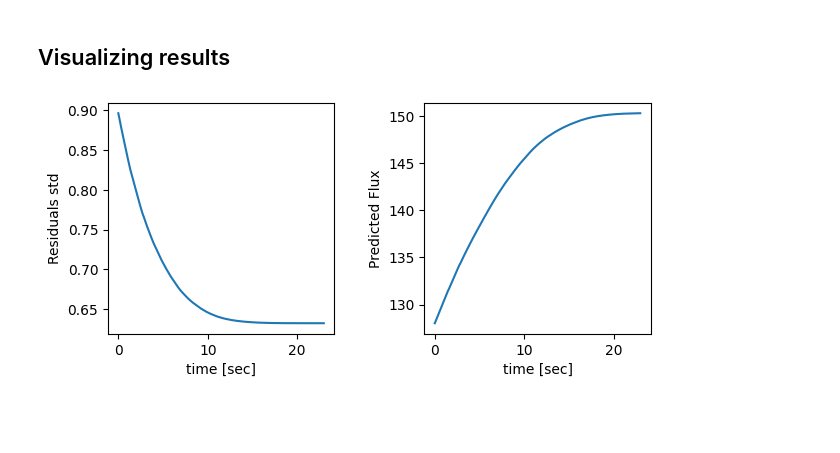
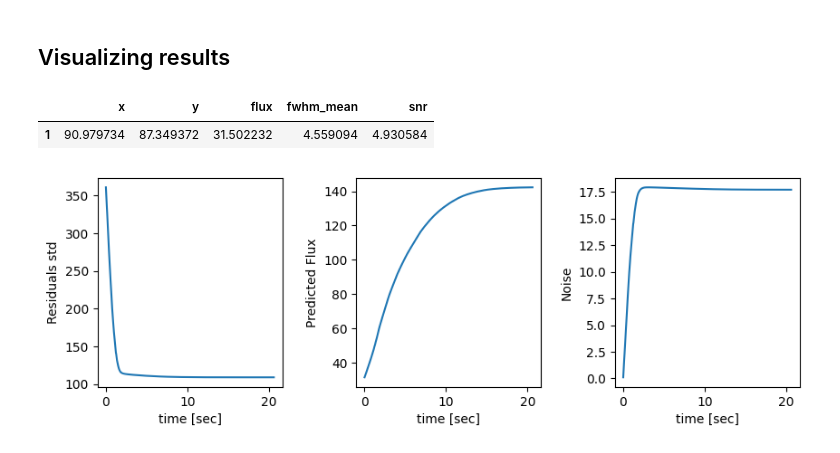
Before and after one commit to yemsnucleus/NEGFC, a Jupyter notebook: tutorial.ipynb, the cells around one changed output. Saved outputs shown, nothing was run; the diff lists cells and outputs as text; code cells hidden in the pictures; blank space fills up the shorter version.

```diff
--- a/tutorial.ipynb
+++ b/tutorial.ipynb
@@ -21,5 +26,9 @@ The autoreload extension is already loaded. To reload it, use:
 The first step is to preprocess the data, which involves normalizing the PSF, cropping windows centered on candidate companions, and obtaining the initial parameters from the VIP library. In order to accomplish this, we employ the `preprocess()` function as follows:
 # %%
 %%time
-table, cube, psf = preprocess('./data/real/f_dhtau/')
+window_size = 15
+data_path = './data/real/HCI/'
+table, cube, psf = preprocess(data_path)
+dataset_name = data_path.split('/')[-2]
+dataset_name
 # %% [output]
@@ -27,0 +38,7 @@ Wall time: 1.92 s
+# %%
+fig, axes = plt.subplots(1, len(psf))
+
+for i, p in enumerate(psf):
+    axes[i].imshow(p)
+
+psf_filtered = psf[:2]
@@ -81,3 +93,8 @@ Wall time: 1min 18s
 # %% [markdown]
 ## Visualizing results
+# %%
+table
+# %% [output]
+|  | x | y | flux | fwhm_mean | snr |
+| 1 | 90.979734 | 87.349372 | 31.502232 | 4.559094 | 4.930584 |
 # %%
@@ -85,17 +103,17 @@ model_path = './logs/f_dhtau/model_1'
 # %%
-fig, axes = plt.subplots(1, 2, figsize=(7, 3),
+fig, axes = plt.subplots(1, 3, figsize=(10, 3),
                          gridspec_kw={'hspace': 0, 'wspace': 0.4})
 
-ylabels = ['Residuals std', 'Predicted Flux']
-for i, metric in enumerate(['epoch_loss', 'epoch_flux']):
+ylabels = ['Residuals std', 'Predicted Flux', 'Noise']
+for i, metric in enumerate(['epoch_loss', 'epoch_flux', 'epoch_std']):
     train_metrics = get_metrics(f'{model_path}/logs/train/', show_keys=False, metric_name=metric)
 
     time = (train_metrics['wall_time'].values -train_metrics['wall_time'].values[0])
     axes[i].plot(time, train_metrics['value'].values)
     axes[i].set_xlabel('time [sec]')
     axes[i].set_ylabel(ylabels[i])
 # %% [output]
-[figure, old version]
+[figure, new version]
 # %%
 from core.engine import inference_step
 # %%
```
Also changed, not shown: parts of 11 cells of this notebook, 4 other files.
